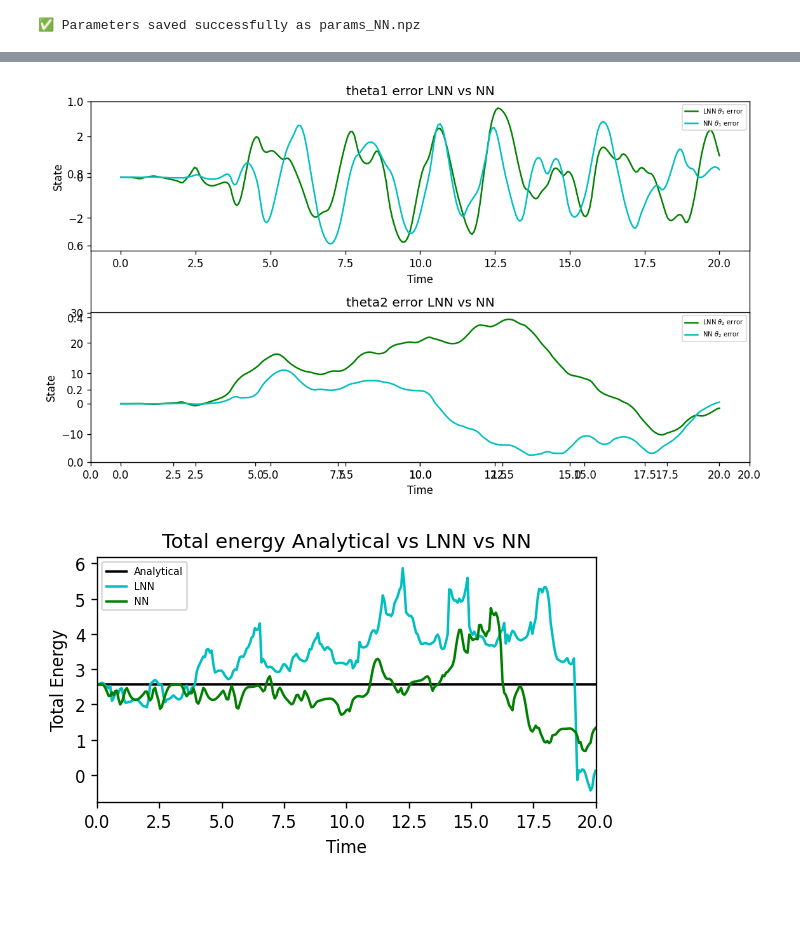
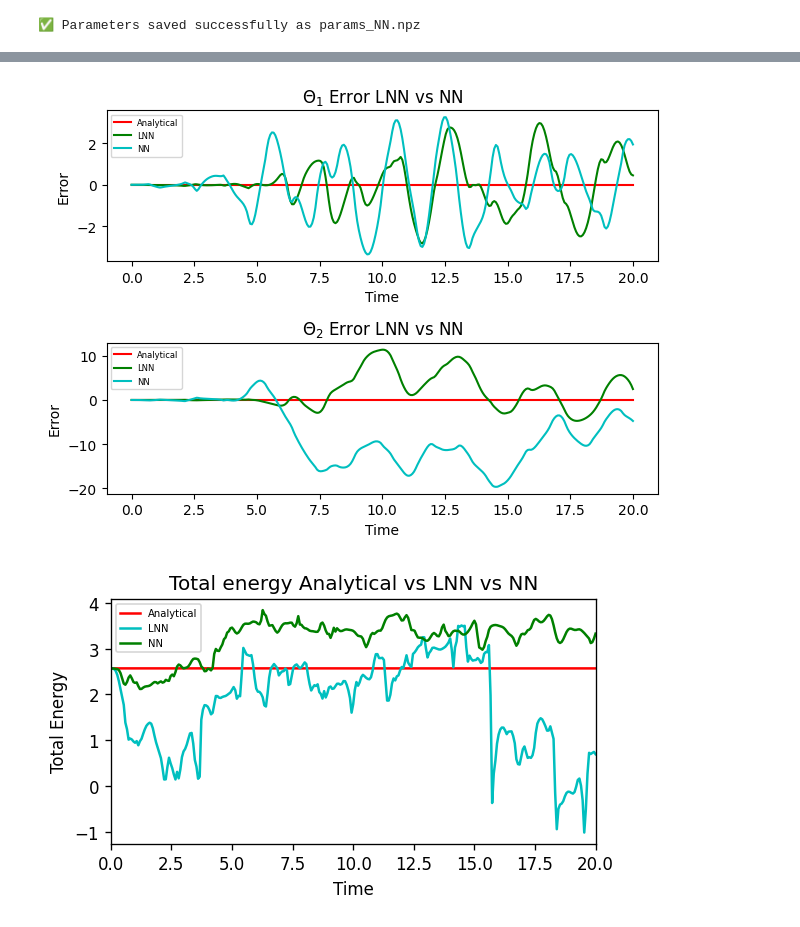
Before and after one commit to Jangho-Kim-1999/LNN, a Jupyter notebook: LNN_NN.ipynb, the cells around one changed output, grey strips where cells are left out. Drawn from its saved outputs; the diff is of its cells as text; code cells hidden in the pictures; blank space fills up the shorter version.

```diff
--- a/LNN_NN.ipynb
+++ b/LNN_NN.ipynb
@@ -576,25 +629,29 @@ Wall time: 327 ms
 # %%
 #성능평가 Error 비교
 
-plt.figure(figsize=[10,6], dpi=120) ; plt.xlim(0, 20)
+# plt.figure(figsize=[10,6], dpi=120) ; plt.xlim(0, 20)
+
+# mse_LNN_theta1 = jnp.su
 
 plt.subplot(2,1,1)
-plt.title("theta1 error LNN vs NN")
-plt.xlabel("Time") ; plt.ylabel("State")
-plt.plot(t2, x1_analytical[:, 0]-x1_model[:, 0], 'g-', label=r'LNN $\theta_1$ error')
-plt.plot(t2, x1_analytical[:, 0]-NN_model[:, 0], 'c-', label=r'NN $\theta_1$ error')
+plt.title("$\Theta_1$ Error LNN vs NN")
+plt.xlabel("Time") ; plt.ylabel("Error")
+plt.plot(t2, Analytical_model[:, 0]-Analytical_model[:, 0], 'r-', label=r'Analytical')
+plt.plot(t2, Analytical_model[:, 0]-LNN_model[:, 0], 'g-', label=r'LNN')
+plt.plot(t2, Analytical_model[:, 0]-NN_model[:, 0], 'c-', label=r'NN')
 plt.legend(fontsize=6)
 
 plt.subplot(2,1,2)
-plt.title("theta2 error LNN vs NN")
-plt.xlabel("Time") ; plt.ylabel("State")
-plt.plot(t2, x1_analytical[:, 1]-x1_model[:, 1], 'g-', label=r'LNN $\theta_2$ error')
-plt.plot(t2, x1_analytical[:, 1]-NN_model[:, 1], 'c-', label=r'NN $\theta_2$ error')
+plt.title("$\Theta_2$ Error LNN vs NN")
+plt.xlabel("Time") ; plt.ylabel("Error")
+plt.plot(t2, Analytical_model[:, 1]-Analytical_model[:, 1], 'r-', label=r'Analytical')
+plt.plot(t2, Analytical_model[:, 1]-LNN_model[:, 1], 'g-', label=r'LNN')
+plt.plot(t2, Analytical_model[:, 1]-NN_model[:, 1], 'c-', label=r'NN')
 plt.legend(fontsize=6)
 
 plt.tight_layout() ; plt.show()
 # %% [output]
-[figure, old version]
+[figure, new version]
 # %%
 #성능평가 Total Energy 비교
 def tot_energy(state, m1, m2, l1, l2, g):
@@ -614,8 +671,8 @@ def tot_energy(state, m1, m2, l1, l2, g):
   V = m1 * g * y1 + m2 * g * y2
   return T + V
 
-Analy_tot_energy = jnp.squeeze(tot_energy(x1_analytical, m1=1, m2=1, l1=1, l2=1, g=9.8), axis=1)
-NN_tot_energy = jnp.squeeze(tot_energy(x1_model, m1=1, m2=1, l1=1, l2=1, g=9.8), axis=1)
+Analy_tot_energy = jnp.squeeze(tot_energy(Analytical_model, m1=1, m2=1, l1=1, l2=1, g=9.8), axis=1)
+NN_tot_energy = jnp.squeeze(tot_energy(LNN_model, m1=1, m2=1, l1=1, l2=1, g=9.8), axis=1)
 LNN_tot_energy = jnp.squeeze(tot_energy(NN_model, m1=1, m2=1, l1=1, l2=1, g=9.8), axis=1)
 
 
@@ -623,7 +680,7 @@ plt.figure(figsize=[5,3], dpi=120) ; plt.xlim(0, 20)
 
 plt.title("Total energy Analytical vs LNN vs NN")
 plt.xlabel("Time") ; plt.ylabel("Total Energy")
-plt.plot(t2, Analy_tot_energy, 'k-', label=r'Analytical')
+plt.plot(t2, Analy_tot_energy, 'r-', label=r'Analytical')
 plt.plot(t2, LNN_tot_energy, 'c-', label=r'LNN')
 plt.plot(t2, NN_tot_energy, 'g-', label=r'NN')
 
@@ -631,4 +688,4 @@ plt.legend(fontsize=6)
 
 plt.tight_layout() ; plt.show()
 # %% [output]
-[figure, old version]
+[figure, new version]
```
Also changed, not shown: parts of 21 cells of this notebook.
